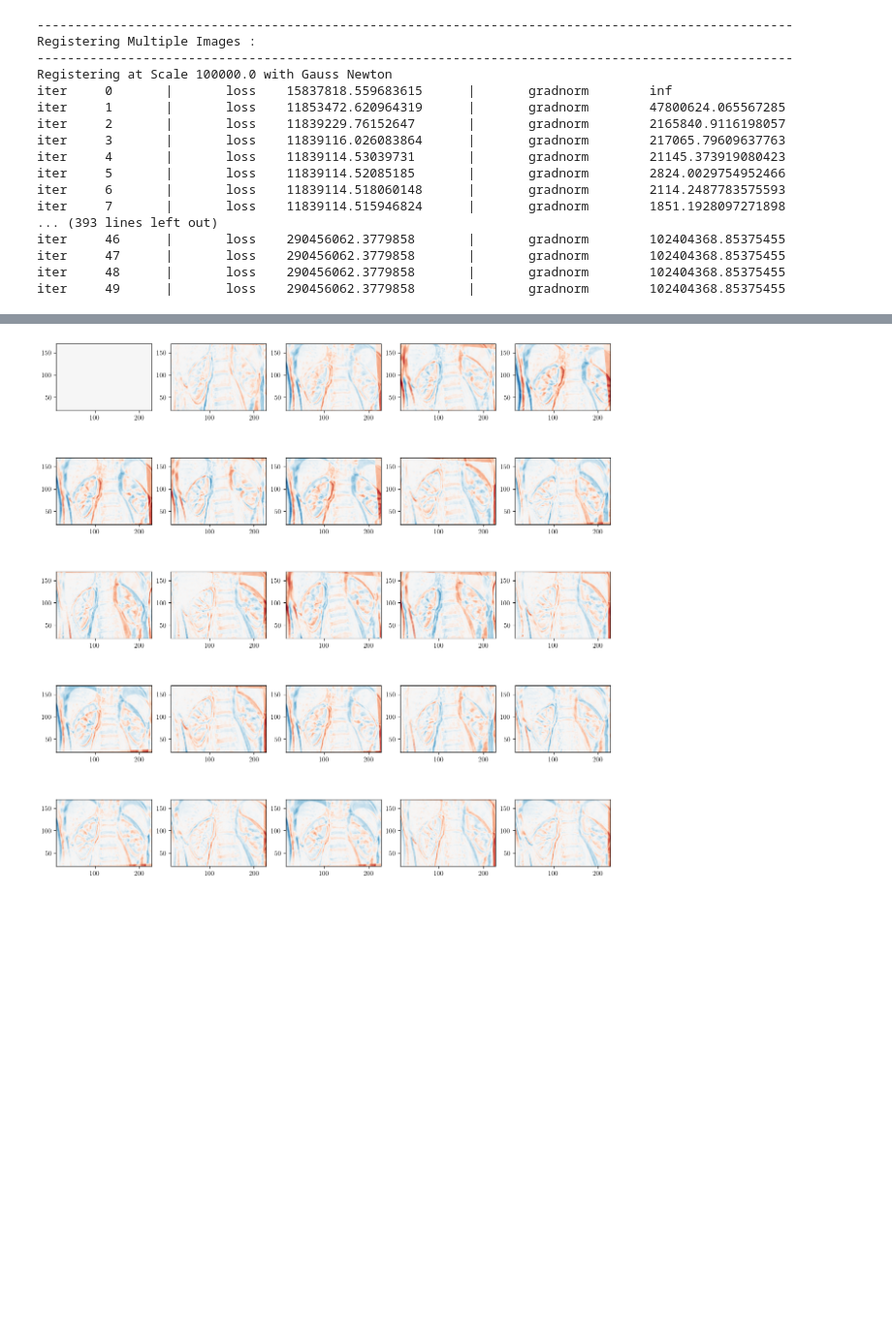
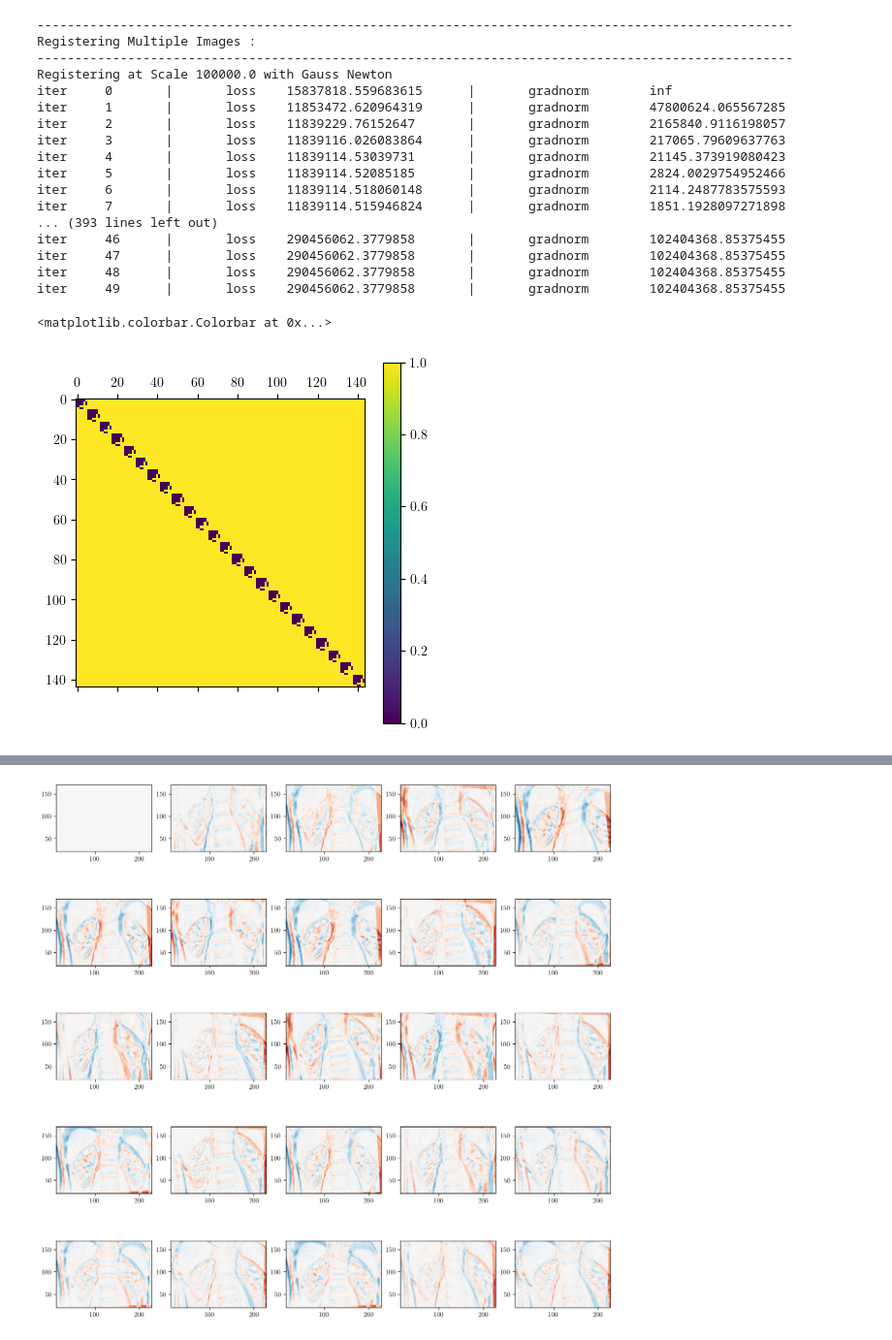
Before and after one commit to wdwatson2/ImgRegPytorchProject, a Jupyter notebook: scripts/solve_Dynamics.ipynb, the cells around one changed output, grey strips where cells are left out. Shown at 97% size. Saved outputs shown, nothing was run; the diff lists cells and outputs as text; code cells hidden in the pictures; blank space fills up the shorter version.

```diff
--- a/scripts/solve_Dynamics.ipynb
+++ b/scripts/solve_Dynamics.ipynb
@@ -298,7 +298,7 @@ for theta in thetas:
             SplineInter(mask.reshape(mx,my), domain, regularizer='moments', theta=theta) for mask in masks
             ]
     M = (torch.stack([Mimg(xc).detach() for Mimg in Mimgs], dim=-1).squeeze())
-    A = torch.vstack([torch.kron(torch.eye(n_images-1), M) * (hx * hy)**.5, L_alpha * torch.kron(torch.diag(1. * (time[:-2] > 10)) @ torch.diff(torch.eye(n_images-1), dim=0), torch.eye(n_masks)) / ht**.5])
+    A = torch.vstack([torch.kron(torch.eye(n_images-1), M) * (hx * hy)**.5, L_alpha * torch.kron(torch.diag(1. * (time[:-2] > 10) + .1 * time[:-2] < 10) @ torch.diff(torch.eye(n_images-1), dim=0), torch.eye(n_masks)) / ht**.5])
 
     Q,R = torch.linalg.qr(A, mode='reduced')
 
@@ -370,3 +370,9 @@ iter     46      |       loss    290456062.3779858       |       gradnorm
 iter     47      |       loss    290456062.3779858       |       gradnorm        102404368.85375455
 iter     48      |       loss    290456062.3779858       |       gradnorm        102404368.85375455
 iter     49      |       loss    290456062.3779858       |       gradnorm        102404368.85375455
+# %%
+plt.matshow(Jac.T@Jac < 1e8)
+plt.colorbar()
+# %% [output]
+<matplotlib.colorbar.Colorbar at 0x...>
+[figure, added]
```
Also changed, not shown: parts of 1 cell of this notebook.
